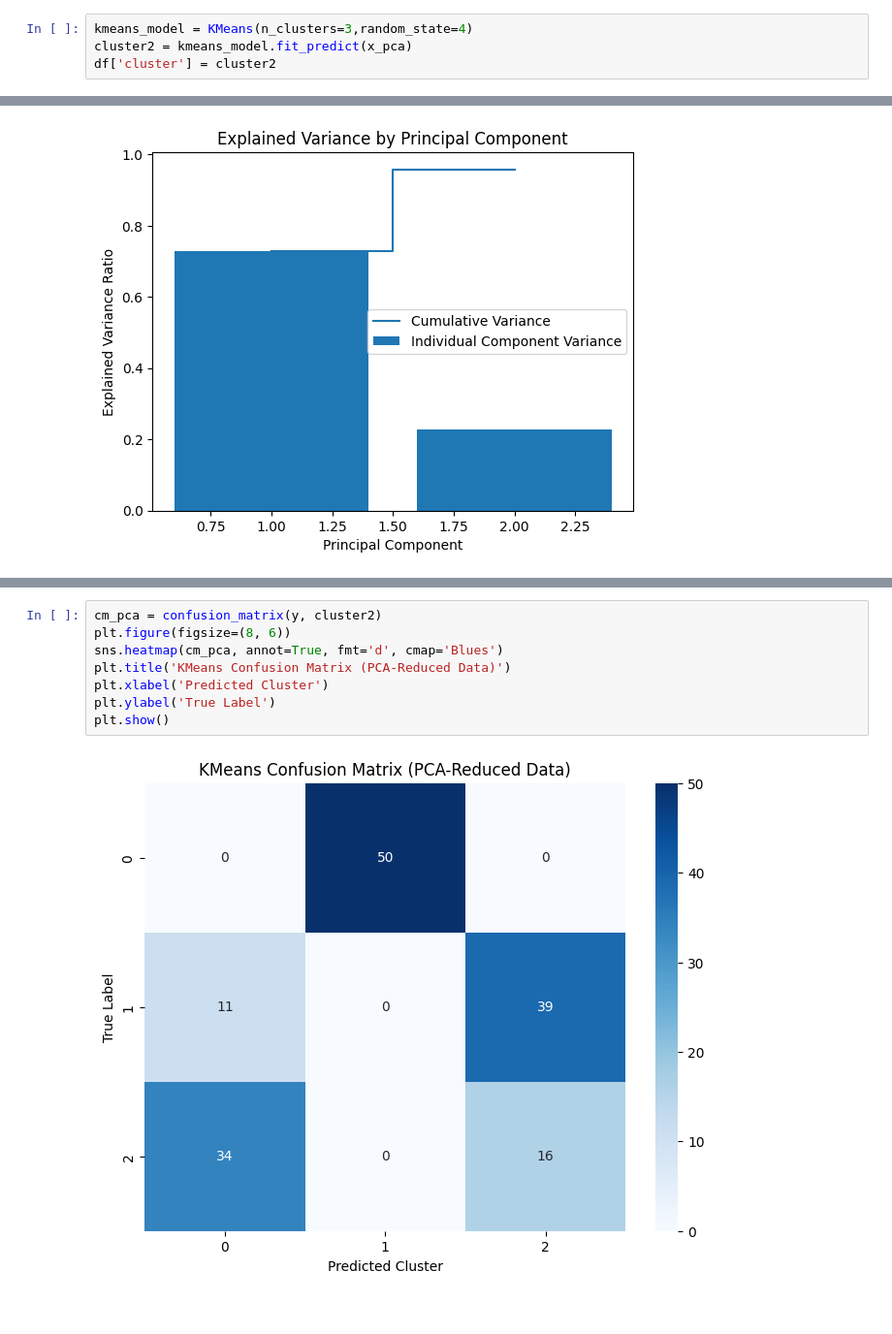
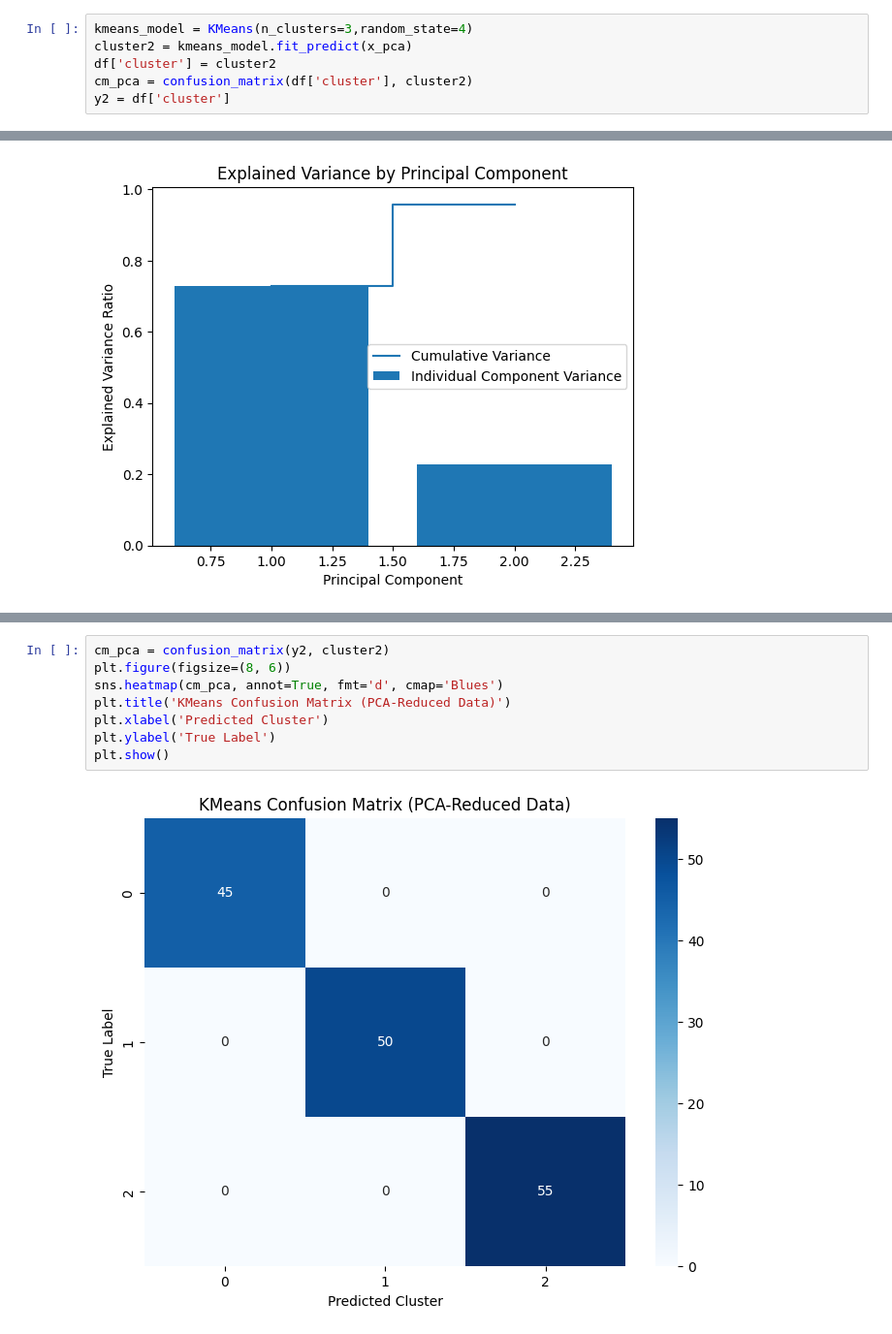
Before and after one commit to kabbo12012000/Clustering-DimensionalityReduction, a Jupyter notebook: Clustering_&_Dimensionality_Reduction.ipynb, the cells around one changed output, grey strips where cells are left out. Shown: that part at 97% size. Saved outputs shown, nothing was run; the diff lists cells and outputs as text.

```diff
--- a/Clustering_&_Dimensionality_Reduction.ipynb
+++ b/Clustering_&_Dimensionality_Reduction.ipynb
@@ -93,6 +96,8 @@ Explained variance ratio: [0.72962445 0.22850762]
 kmeans_model = KMeans(n_clusters=3,random_state=4)
 cluster2 = kmeans_model.fit_predict(x_pca)
 df['cluster'] = cluster2
+cm_pca = confusion_matrix(df['cluster'], cluster2)
+y2 = df['cluster']
 # %%
 fig = px.scatter(df, x='sepal length (cm)', y='sepal width (cm)', color='cluster', title='KMeans Clustering')
 fig.show()
@@ -214,11 +208,11 @@ plt.show()
 # %%
-cm_pca = confusion_matrix(y, cluster2)
+cm_pca = confusion_matrix(y2, cluster2)
 plt.figure(figsize=(8, 6))
 sns.heatmap(cm_pca, annot=True, fmt='d', cmap='Blues')
 plt.title('KMeans Confusion Matrix (PCA-Reduced Data)')
 plt.xlabel('Predicted Cluster')
 plt.ylabel('True Label')
 plt.show()
 # %% [output]
-[figure, old version]
+[figure, new version]
 # %%
```
Also changed, not shown: parts of 17 cells of this notebook.
